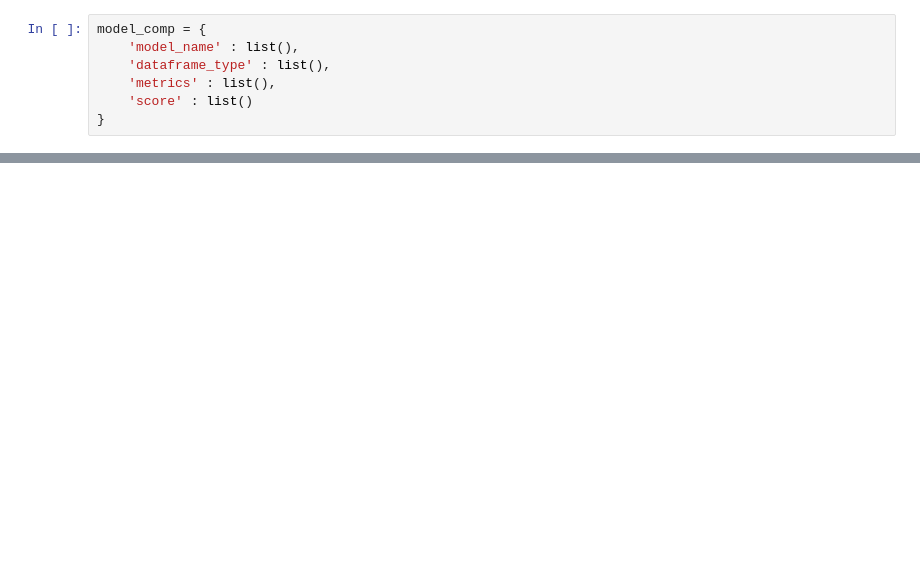
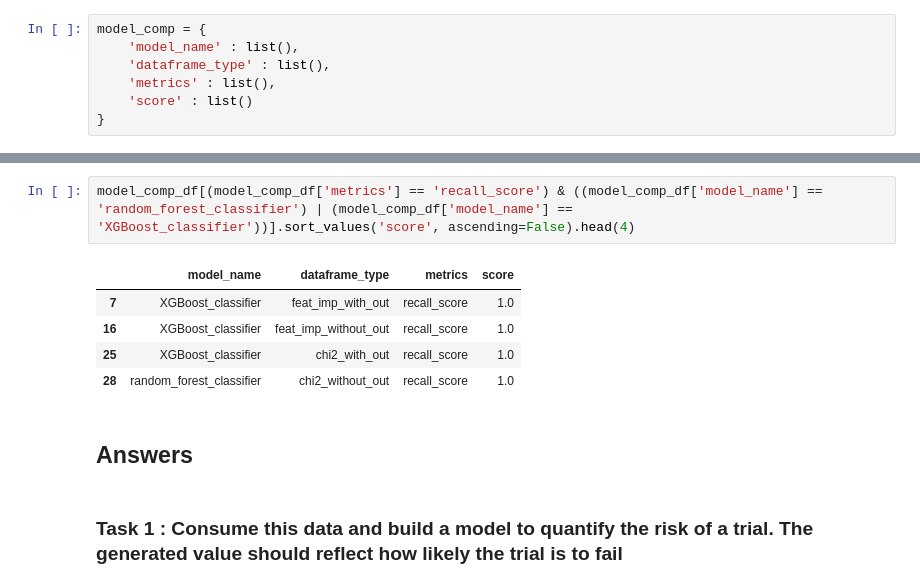
Before and after one commit to soil15/Risk-Scorer, a Jupyter notebook: notebooks/second_iteration/model_trainning.ipynb, the cells around one changed output, grey strips where cells are left out. Cells and saved outputs as stored; diff of their text form; blank space fills up the shorter version.

```diff
--- a/notebooks/second_iteration/model_trainning.ipynb
+++ b/notebooks/second_iteration/model_trainning.ipynb
@@ -198,0 +214,12 @@ plt.show()
+# %%
+model_comp_df[(model_comp_df['metrics'] == 'recall_score') & ((model_comp_df['model_name'] == 'random_forest_classifier') | (model_comp_df['model_name'] == 'XGBoost_classifier'))].sort_values('score', ascending=False).head(4)
+# %% [output]
+|  | model_name | dataframe_type | metrics | score |
+| 7 | XGBoost_classifier | feat_imp_with_out | recall_score | 1.0 |
+| 16 | XGBoost_classifier | feat_imp_without_out | recall_score | 1.0 |
+| 25 | XGBoost_classifier | chi2_with_out | recall_score | 1.0 |
+| 28 | random_forest_classifier | chi2_without_out | recall_score | 1.0 |
+# %% [markdown]
+## **Answers**
+# %% [markdown]
+### **Task 1 : Consume this data and build a model to quantify the risk of a trial. The generated value should reflect how likely the trial is to fail**
```
Also changed, not shown: parts of 17 cells of this notebook, 6 other files.
